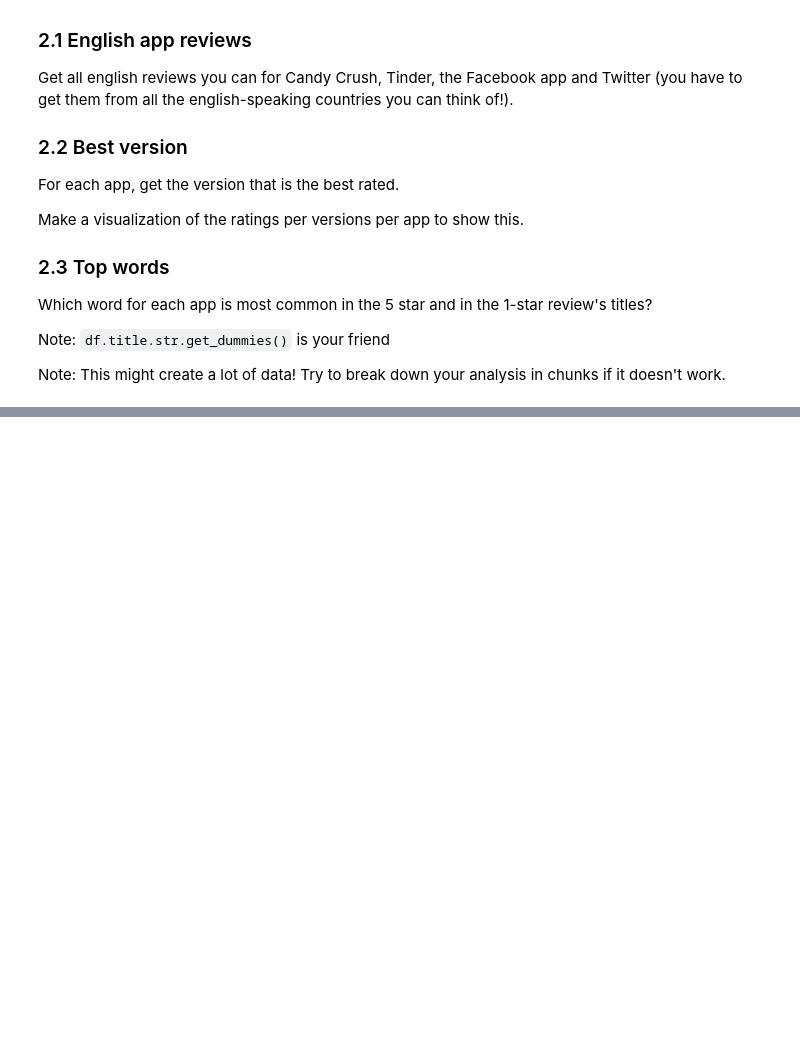
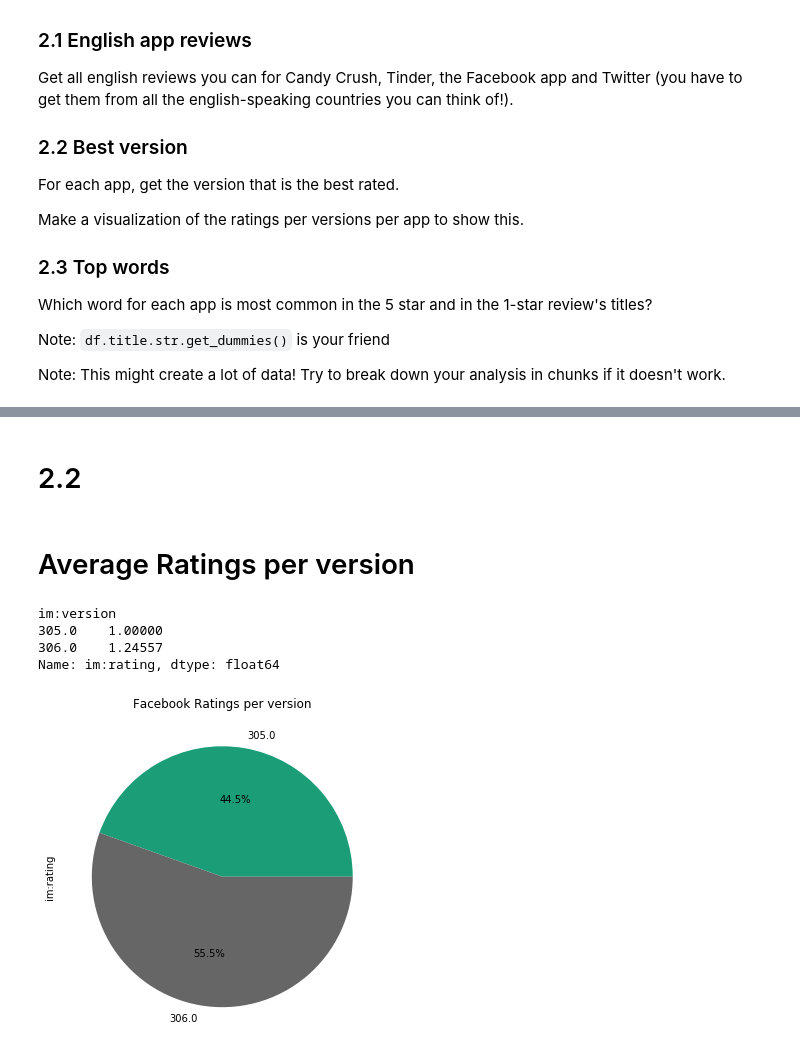
Before and after one commit to cb-ds-1/4-5-web-data, a Jupyter notebook: workshop.ipynb, the cells around one changed output, grey strips where cells are left out. Saved outputs shown, nothing was run; the diff lists cells and outputs as text; code cells hidden in the pictures; blank space fills up the shorter version.

```diff
--- a/workshop.ipynb
+++ b/workshop.ipynb
@@ -57,0 +121,12 @@ Note: This might create a lot of data! Try to break down your analysis in chunks
+# %%
+#App ids
+candyid = 553834731
+tinderid = 547702041
+facebookid = 284882215
+twitterid = 333903271
+
+app_id_list = [candyid, tinderid, facebookid, twitterid]
+
+#English Country codes
+en_countries = ['us', 'gb', 'ca', 'au']
+page_list = [1,2]
@@ -57,0 +135,18 @@ Note: This might create a lot of data! Try to break down your analysis in chunks
+# %%
+def facebook(id):
+  df_total = pd.DataFrame(columns = ['im:version','im:rating', 'title', 'content'])
+  for lang in en_countries:
+    for page in page_list:
+      data = requests.get(f"https://itunes.apple.com/{lang}/rss/customerreviews/id={id}/page={page}/sortby=mostrecent/json")
+      d = json.loads(data.content)
+      df = pd.DataFrame(d['feed']['entry'])
+      df['title'] = df['title'].apply(lambda x: x['label'])
+      df['im:version'] = df['im:version'].apply(lambda x: x['label'])
+      df['im:rating'] = df['im:rating'].apply(lambda x: x['label'])
+      df['content'] = df['content'].apply(lambda x: x['label'])
+      df = df.drop(['author', 'id', 'link', 'im:voteSum', 'im:contentType', 'im:voteCount'], axis = 1)
+      df_total = pd.concat([df_total, df], axis = 0)
+  return df_total
+fb = facebook(284882215)
+fb = fb.reset_index()
+fb
@@ -57,0 +269,23 @@ Note: This might create a lot of data! Try to break down your analysis in chunks
+# %% [markdown]
+# 2.2
+# %%
+fb['im:rating'] = fb['im:rating'].astype(float)
+cc['im:rating'] = cc['im:rating'].astype(float)
+tin['im:rating'] = tin['im:rating'].astype(float)
+twit['im:rating'] = twit['im:rating'].astype(float)
+# %% [markdown]
+# Average Ratings per version
+# %%
+#Facebook
+grouped = fb.groupby('im:version')
+facebook_ratings = grouped['im:rating'].agg(np.mean)
+
+facebook_ratings.plot(kind='pie', x='im:version', y='im:rating', title = 'Facebook Ratings per version',
+cmap='Dark2', autopct="%.1f%%", figsize = (10,6), legend=False)
+print(facebook_ratings)
+# %% [output]
+im:version
+305.0    1.00000
+306.0    1.24557
+Name: im:rating, dtype: float64
+[figure, added]
```
Also changed, not shown: parts of 31 cells of this notebook.
